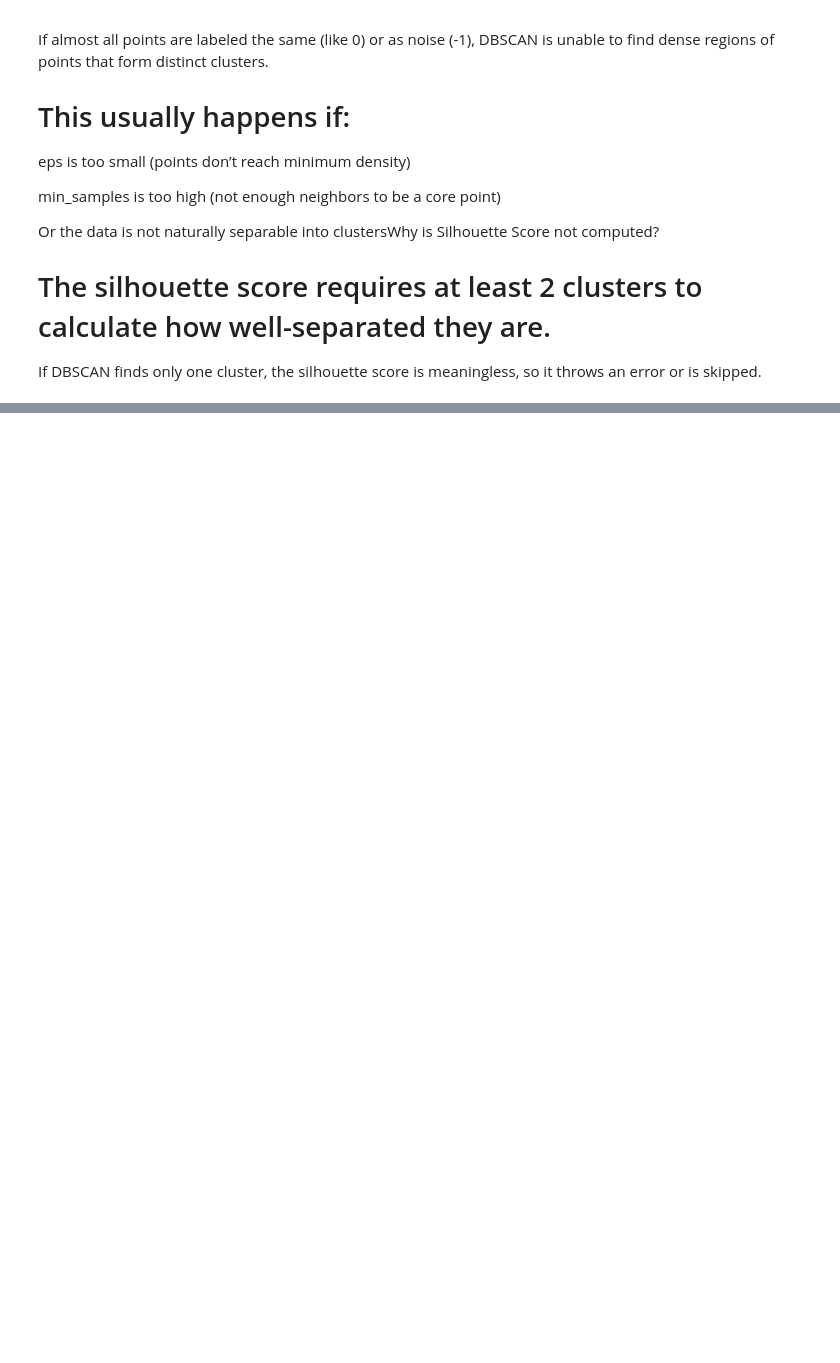
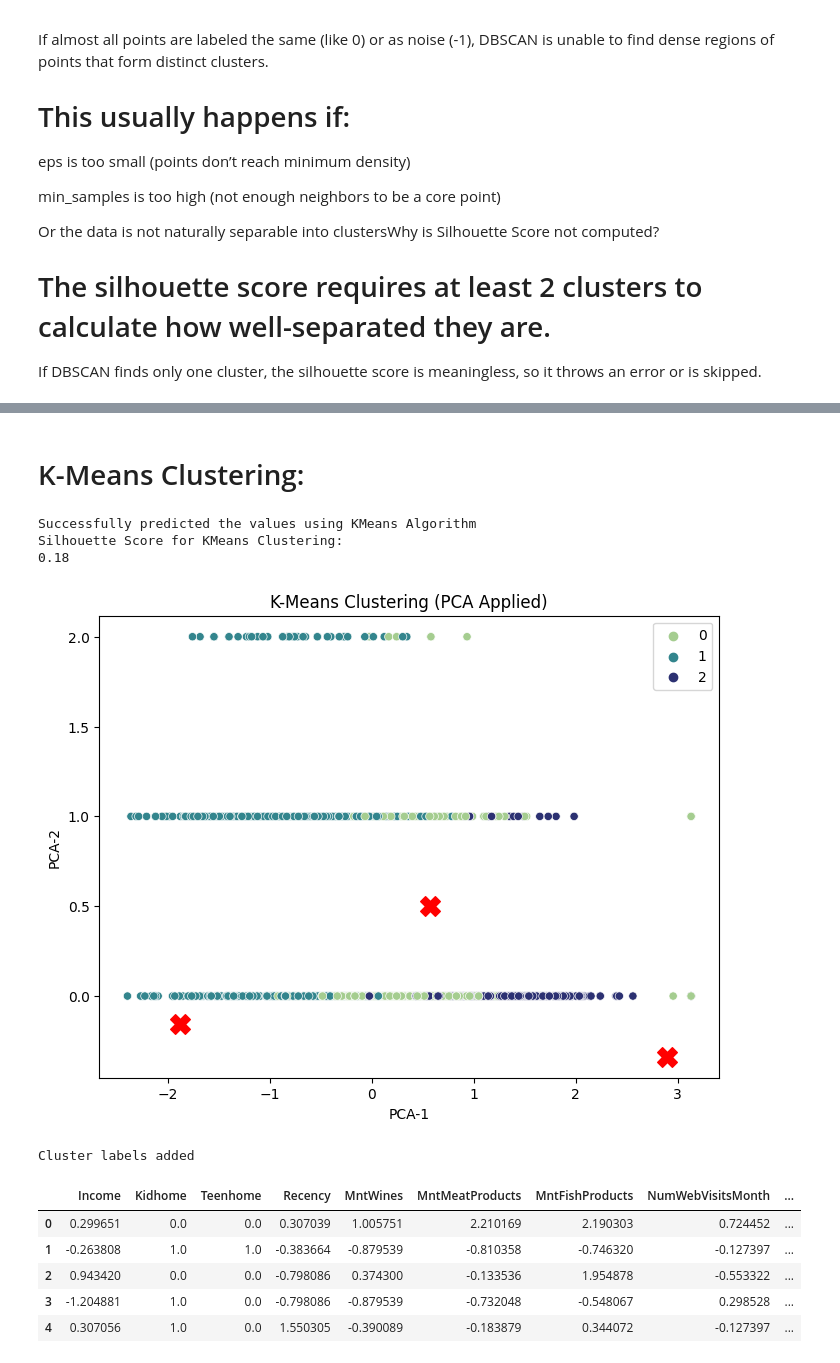
Before and after one commit to hoshangsheth/customer-segmentation-kmeans, a Jupyter notebook: notebooks/model.ipynb, the cells around one changed output, grey strips where cells are left out. Drawn from its saved outputs; the diff is of its cells as text; code cells hidden in the pictures; blank space fills up the shorter version.

```diff
--- a/notebooks/model.ipynb
+++ b/notebooks/model.ipynb
@@ -311,0 +359,7 @@ Silhouette score cannot be calculated, only one cluster found.
+# %%
+# Set display option to maximum for better viewing:
+pd.set_option('display.max_columns', None)
+pd.set_option('display.max_colwidth', None)
+
+# Identifying Hierarchical cluster within the data:
+df.groupby('Hierarchical_Cluster').mean().round(2)
@@ -311,0 +391,62 @@ Silhouette score cannot be calculated, only one cluster found.
+# %% [markdown]
+# K-Means Clustering:
+# %%
+import pandas as pd
+import numpy as np
+import matplotlib.pyplot as plt
+import seaborn as sns
+from sklearn.decomposition import PCA
+from sklearn.cluster import KMeans
+from sklearn.metrics import silhouette_score
+import warnings
+warnings.filterwarnings('ignore')
+
+# Dataset is already loaded as df_scaled:
+df_scaled.head(5)
+
+# Initialize the KMeans cluster model:
+Kmeans = KMeans(n_clusters=3,                   # Selecting K=3
+                random_state=42)
+
+# Train(fit) and predict the values:
+k_labels = Kmeans.fit_predict(df_scaled)
+print('Successfully predicted the values using KMeans Algorithm')
+
+# Evaluate the model using silhouette score:
+sc = silhouette_score(df_scaled, k_labels)       # Calculate the score
+print(f"Silhouette Score for KMeans Clustering:\n{sc:.2f}")
+
+# Perform PCA to visualize 2D plot:
+pca = PCA(n_components=2)
+df_pca = pca.fit_transform(df_scaled)
+
+plt.figure(figsize=(8,6))                         # Adjust plot size
+sns.scatterplot(x=df_scaled.iloc[:,0],
+                y=df_scaled.iloc[:,1],
+                hue=k_labels,
+                palette='crest')                  # Plot scatterplot visual with first two features
+plt.scatter(pca.transform(Kmeans.cluster_centers_)[:, 0], pca.transform(Kmeans.cluster_centers_)[:, 1],
+            c='red', marker='X', s=200, label='Centroids')
+plt.title('K-Means Clustering (PCA Applied)')
+plt.xlabel("PCA-1")
+plt.ylabel("PCA-2")
+plt.show()
+
+# Add Cluster labels to original DataFrame (df):
+df['K-Means_Cluster'] = k_labels
+print('Cluster labels added')
+
+# Preview the Data:
+df.head()
+# %% [output]
+Successfully predicted the values using KMeans Algorithm
+Silhouette Score for KMeans Clustering:
+0.18
+[figure, added]
+Cluster labels added
+|  | Income | Kidhome | Teenhome | Recency | MntWines | MntMeatProducts | MntFishProducts | NumWebVisitsMonth | ... |
+| 0 | 0.299651 | 0.0 | 0.0 | 0.307039 | 1.005751 | 2.210169 | 2.190303 | 0.724452 | ... |
+| 1 | -0.263808 | 1.0 | 1.0 | -0.383664 | -0.879539 | -0.810358 | -0.746320 | -0.127397 | ... |
+| 2 | 0.943420 | 0.0 | 0.0 | -0.798086 | 0.374300 | -0.133536 | 1.954878 | -0.553322 | ... |
+| 3 | -1.204881 | 1.0 | 0.0 | -0.798086 | -0.879539 | -0.732048 | -0.548067 | 0.298528 | ... |
+| 4 | 0.307056 | 1.0 | 0.0 | 1.550305 | -0.390089 | -0.183879 | 0.344072 | -0.127397 | ... |
```
Also changed, not shown: parts of 10 cells of this notebook.
